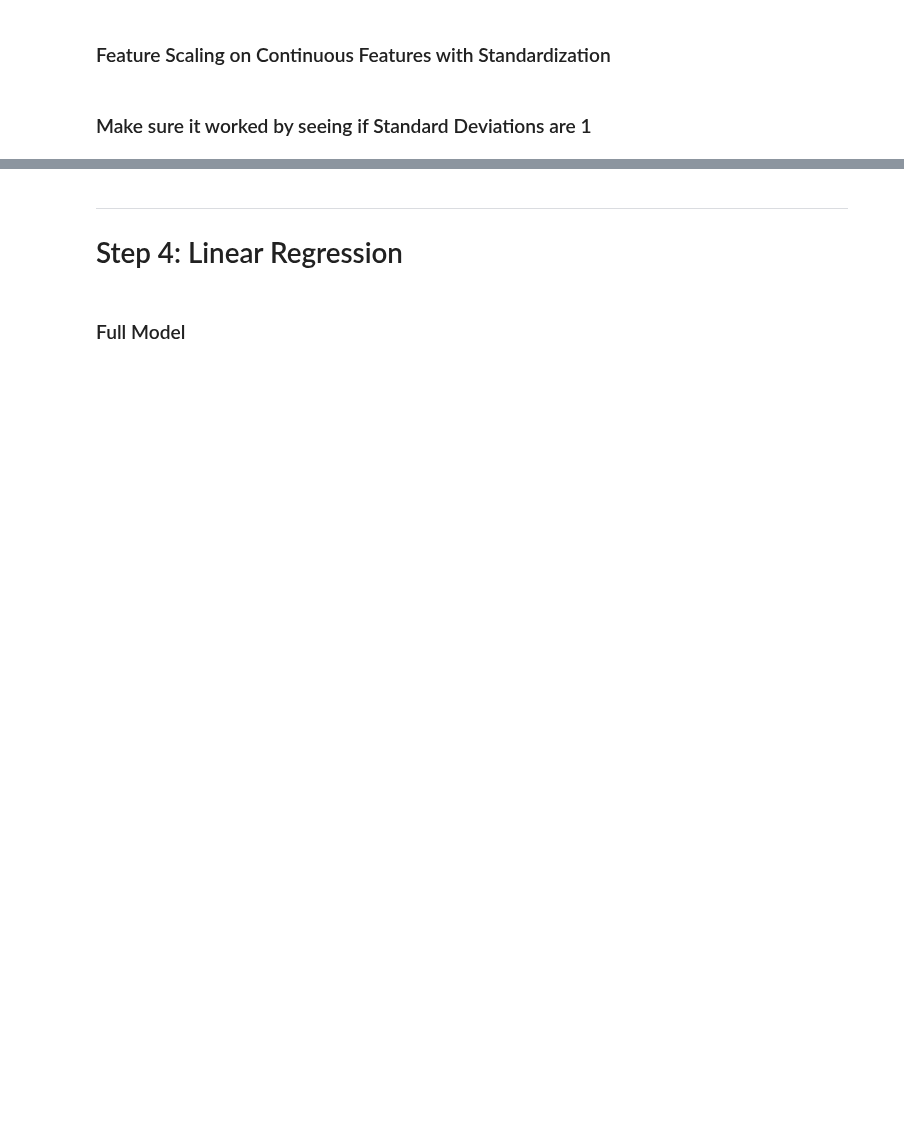
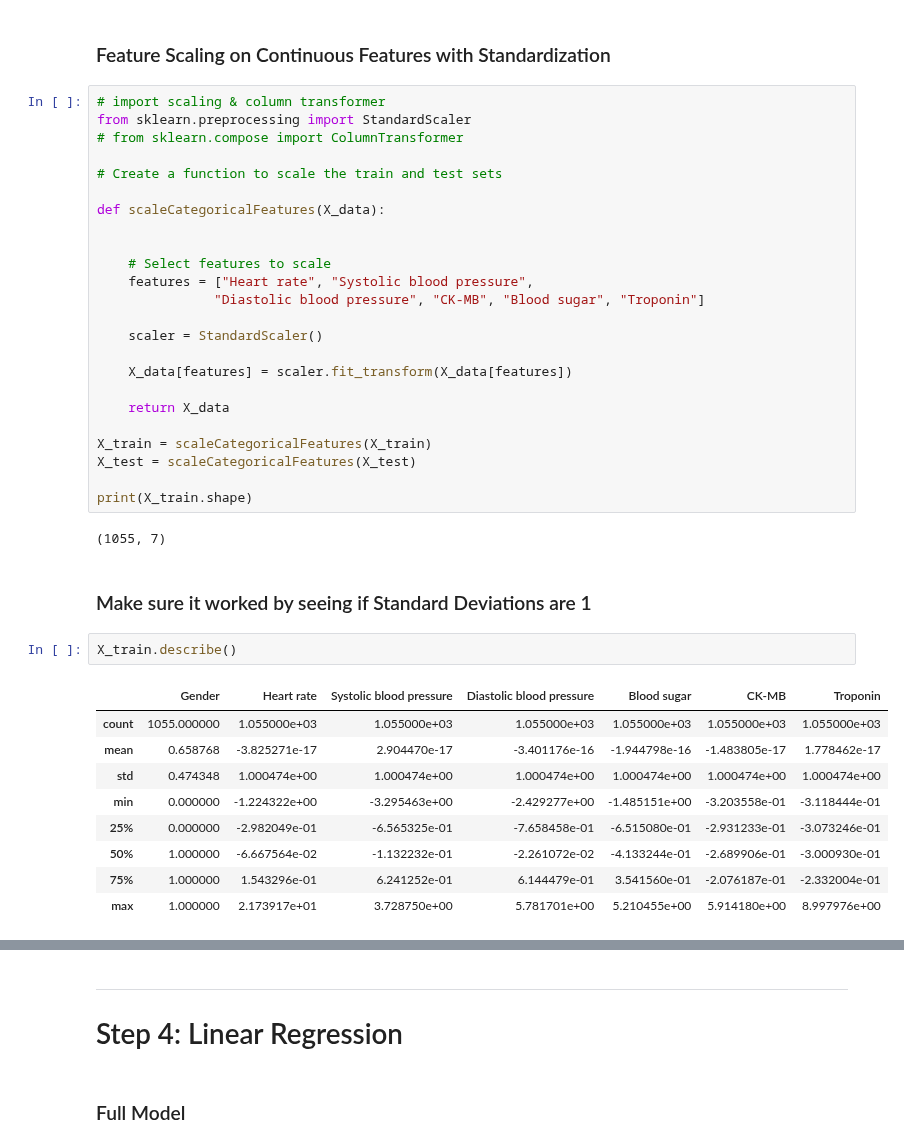
Before and after one commit to OscarKodes/regression_practice_heart_attack_data, a Jupyter notebook: Heart Attack - Regression.ipynb, the cells around one changed output, grey strips where cells are left out. Saved outputs shown, nothing was run; the diff lists cells and outputs as text; blank space fills up the shorter version.

```diff
--- a/Heart Attack - Regression.ipynb
+++ b/Heart Attack - Regression.ipynb
@@ -62,4 +199,42 @@ data.head()
 # %% [markdown]
 ### Feature Scaling on Continuous Features with Standardization
+# %%
+# import scaling & column transformer
+from sklearn.preprocessing import StandardScaler
+# from sklearn.compose import ColumnTransformer
+
+# Create a function to scale the train and test sets
+
+def scaleCategoricalFeatures(X_data):
+
+
+    # Select features to scale
+    features = ["Heart rate", "Systolic blood pressure",
+               "Diastolic blood pressure", "CK-MB", "Blood sugar", "Troponin"]
+
+    scaler = StandardScaler()
+
+    X_data[features] = scaler.fit_transform(X_data[features])
+
+    return X_data
+
+X_train = scaleCategoricalFeatures(X_train)
+X_test = scaleCategoricalFeatures(X_test)
+
+print(X_train.shape)
+# %% [output]
+(1055, 7)
 # %% [markdown]
 ### Make sure it worked by seeing if Standard Deviations are 1
+# %%
+X_train.describe()
+# %% [output]
+|  | Gender | Heart rate | Systolic blood pressure | Diastolic blood pressure | Blood sugar | CK-MB | Troponin |
+| count | 1055.000000 | 1.055000e+03 | 1.055000e+03 | 1.055000e+03 | 1.055000e+03 | 1.055000e+03 | 1.055000e+03 |
+| mean | 0.658768 | -3.825271e-17 | 2.904470e-17 | -3.401176e-16 | -1.944798e-16 | -1.483805e-17 | 1.778462e-17 |
+| std | 0.474348 | 1.000474e+00 | 1.000474e+00 | 1.000474e+00 | 1.000474e+00 | 1.000474e+00 | 1.000474e+00 |
+| min | 0.000000 | -1.224322e+00 | -3.295463e+00 | -2.429277e+00 | -1.485151e+00 | -3.203558e-01 | -3.118444e-01 |
+| 25% | 0.000000 | -2.982049e-01 | -6.565325e-01 | -7.658458e-01 | -6.515080e-01 | -2.931233e-01 | -3.073246e-01 |
+| 50% | 1.000000 | -6.667564e-02 | -1.132232e-01 | -2.261072e-02 | -4.133244e-01 | -2.689906e-01 | -3.000930e-01 |
+| 75% | 1.000000 | 1.543296e-01 | 6.241252e-01 | 6.144479e-01 | 3.541560e-01 | -2.076187e-01 | -2.332004e-01 |
+| max | 1.000000 | 2.173917e+01 | 3.728750e+00 | 5.781701e+00 | 5.210455e+00 | 5.914180e+00 | 8.997976e+00 |
```
Also changed, not shown: parts of 17 cells of this notebook.
